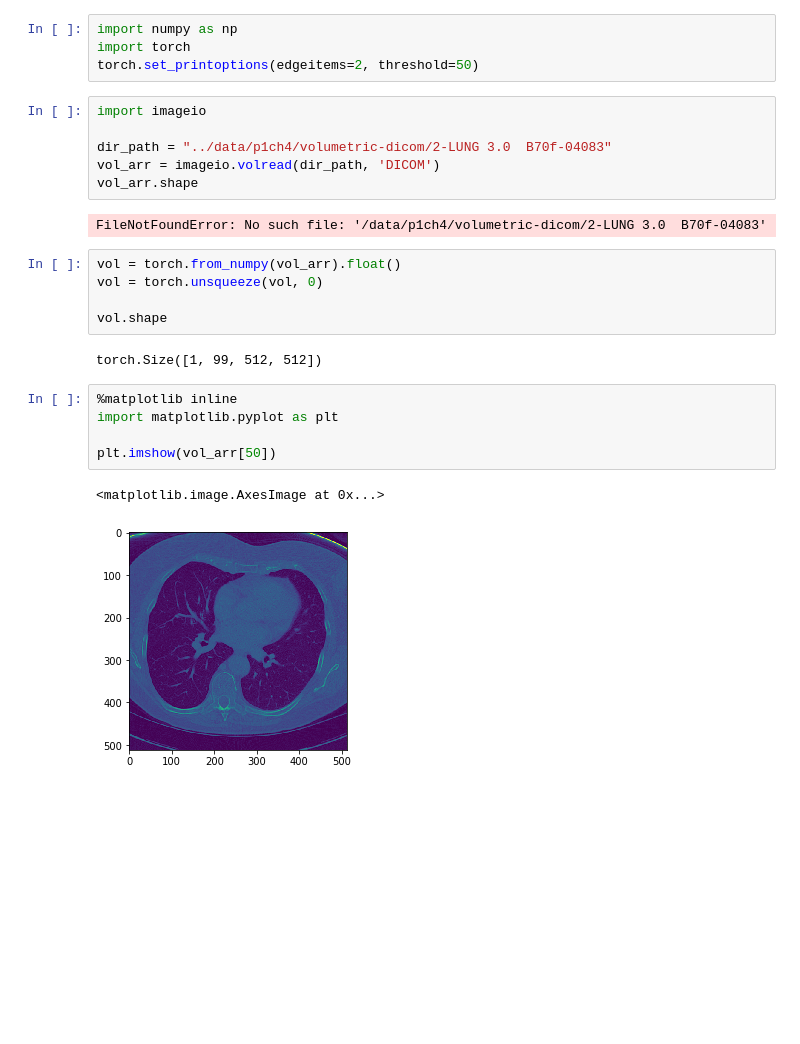
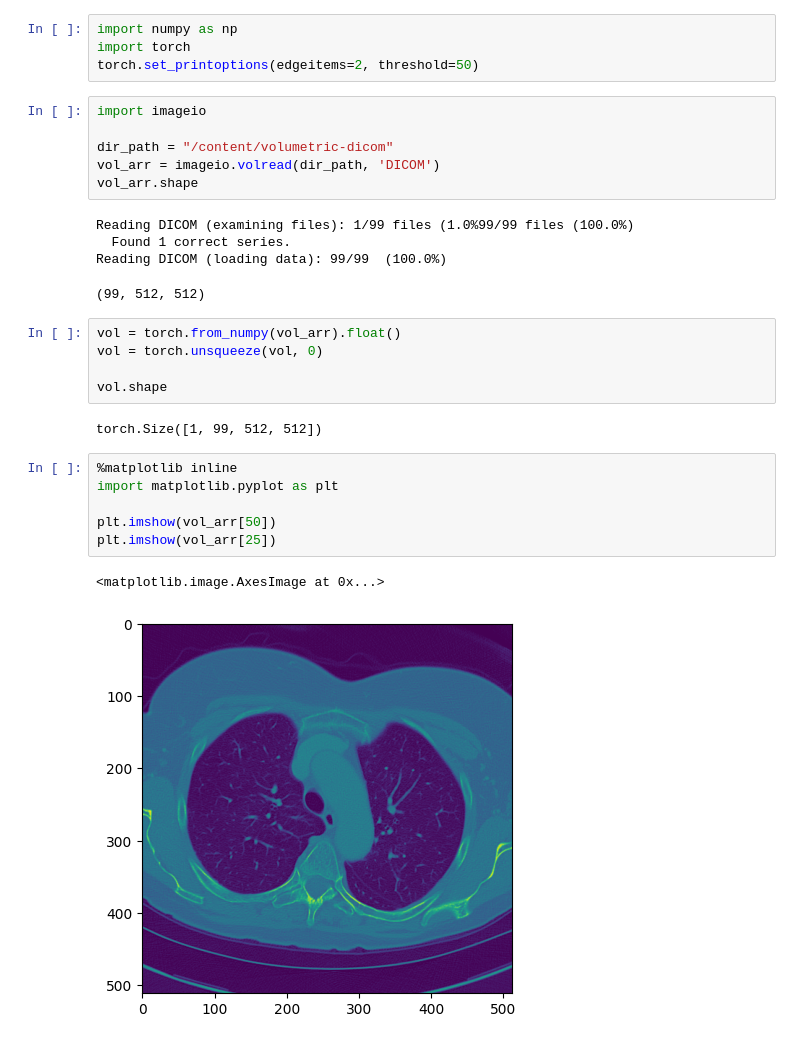
Before and after one commit to PhonxayMax/Deep_Learning_with_PyToch_Eli_steven_Luca_Thomas, a Jupyter notebook: Ch4_2_volumetric_ct.ipynb, the cells around one changed output. Saved outputs shown, nothing was run; the diff lists cells and outputs as text; blank space fills up the shorter version.

```diff
--- a/Ch4_2_volumetric_ct.ipynb
+++ b/Ch4_2_volumetric_ct.ipynb
@@ -7,11 +7,14 @@ torch.set_printoptions(edgeitems=2, threshold=50)
 # %%
 import imageio
 
-dir_path = "../data/p1ch4/volumetric-dicom/2-LUNG 3.0  B70f-04083"
+dir_path = "/content/volumetric-dicom"
 vol_arr = imageio.volread(dir_path, 'DICOM')
 vol_arr.shape
 # %% [output]
-FileNotFoundError: No such file: '/data/p1ch4/volumetric-dicom/2-LUNG 3.0  B70f-04083'
+Reading DICOM (examining files): 1/99 files (1.0%99/99 files (100.0%)
+  Found 1 correct series.
+Reading DICOM (loading data): 99/99  (100.0%)
+(99, 512, 512)
 # %%
 vol = torch.from_numpy(vol_arr).float()
 vol = torch.unsqueeze(vol, 0)
@@ -22,8 +25,9 @@ torch.Size([1, 99, 512, 512])
 # %%
 %matplotlib inline
 import matplotlib.pyplot as plt
 
 plt.imshow(vol_arr[50])
+plt.imshow(vol_arr[25])
 # %% [output]
 <matplotlib.image.AxesImage at 0x...>
-[figure, old version]
+[figure, new version]
```
